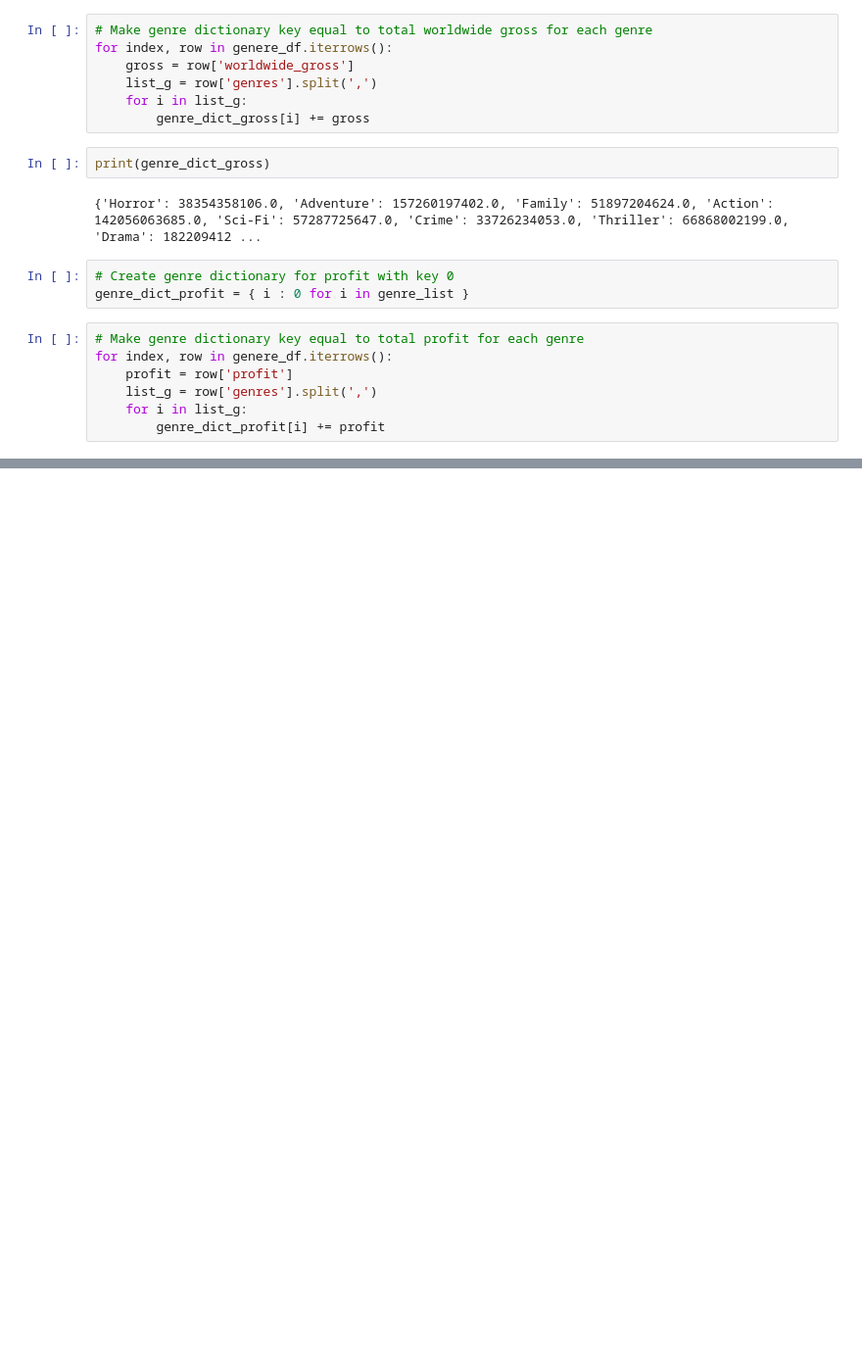
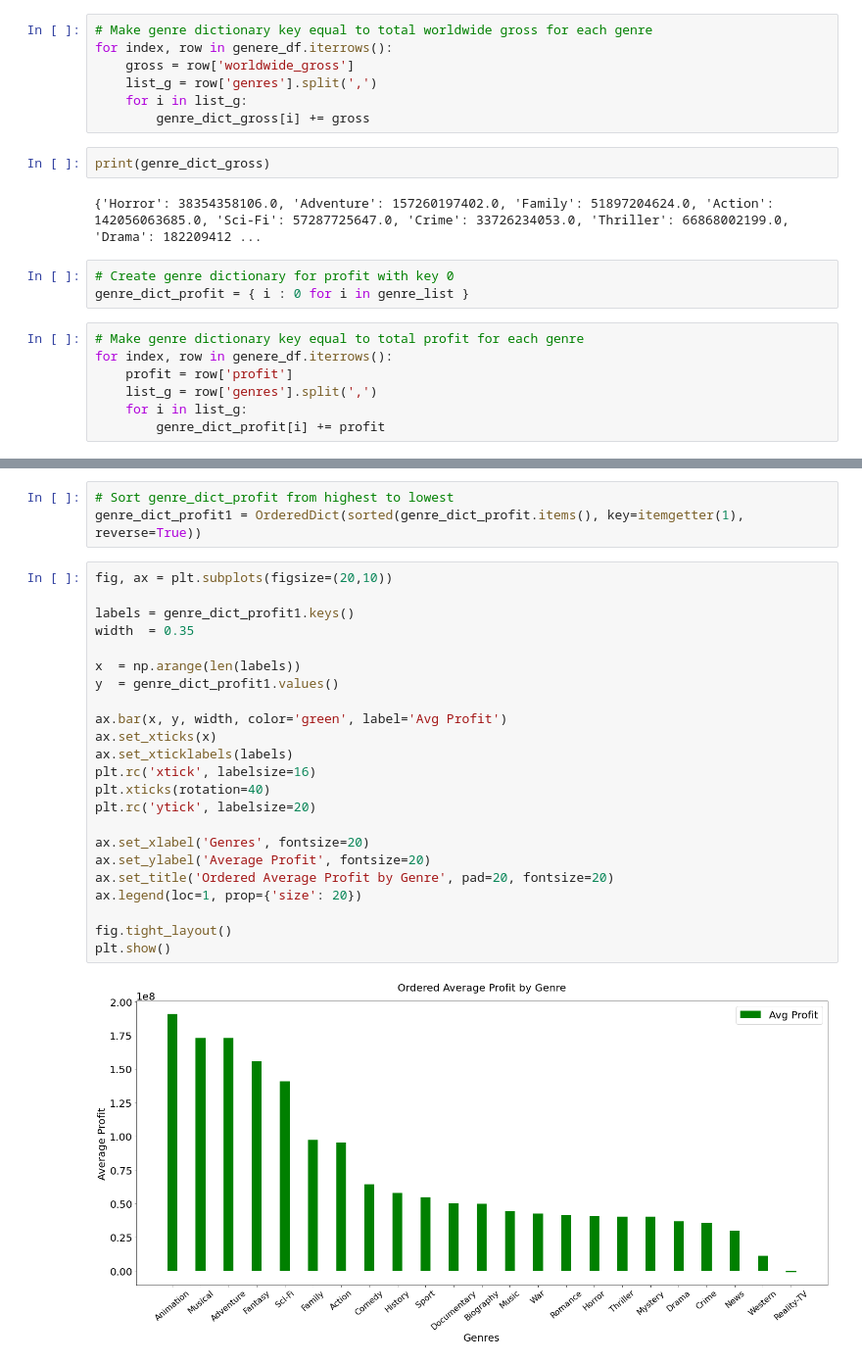
Before and after one commit to dameeech/Phase_1_Microsoft_Project, a Jupyter notebook: Phase1_Project_Q5_Dimitry.ipynb, the cells around one changed output, grey strips where cells are left out. Shown at 98% size. Drawn from its saved outputs; the diff is of its cells as text; blank space fills up the shorter version.

```diff
--- a/Phase1_Project_Q5_Dimitry.ipynb
+++ b/Phase1_Project_Q5_Dimitry.ipynb
@@ -224,0 +277,28 @@ plt.show()
+# %%
+# Sort genre_dict_profit from highest to lowest
+genre_dict_profit1 = OrderedDict(sorted(genre_dict_profit.items(), key=itemgetter(1), reverse=True))
+# %%
+fig, ax = plt.subplots(figsize=(20,10))
+
+labels = genre_dict_profit1.keys()
+width  = 0.35
+
+x  = np.arange(len(labels))
+y  = genre_dict_profit1.values()
+
+ax.bar(x, y, width, color='green', label='Avg Profit')
+ax.set_xticks(x)
+ax.set_xticklabels(labels)
+plt.rc('xtick', labelsize=16)
+plt.xticks(rotation=40)
+plt.rc('ytick', labelsize=20)
+
+ax.set_xlabel('Genres', fontsize=20)
+ax.set_ylabel('Average Profit', fontsize=20)
+ax.set_title('Ordered Average Profit by Genre', pad=20, fontsize=20)
+ax.legend(loc=1, prop={'size': 20})
+
+fig.tight_layout()
+plt.show()
+# %% [output]
+[figure, added]
```
Also changed, not shown: parts of 13 cells of this notebook.
